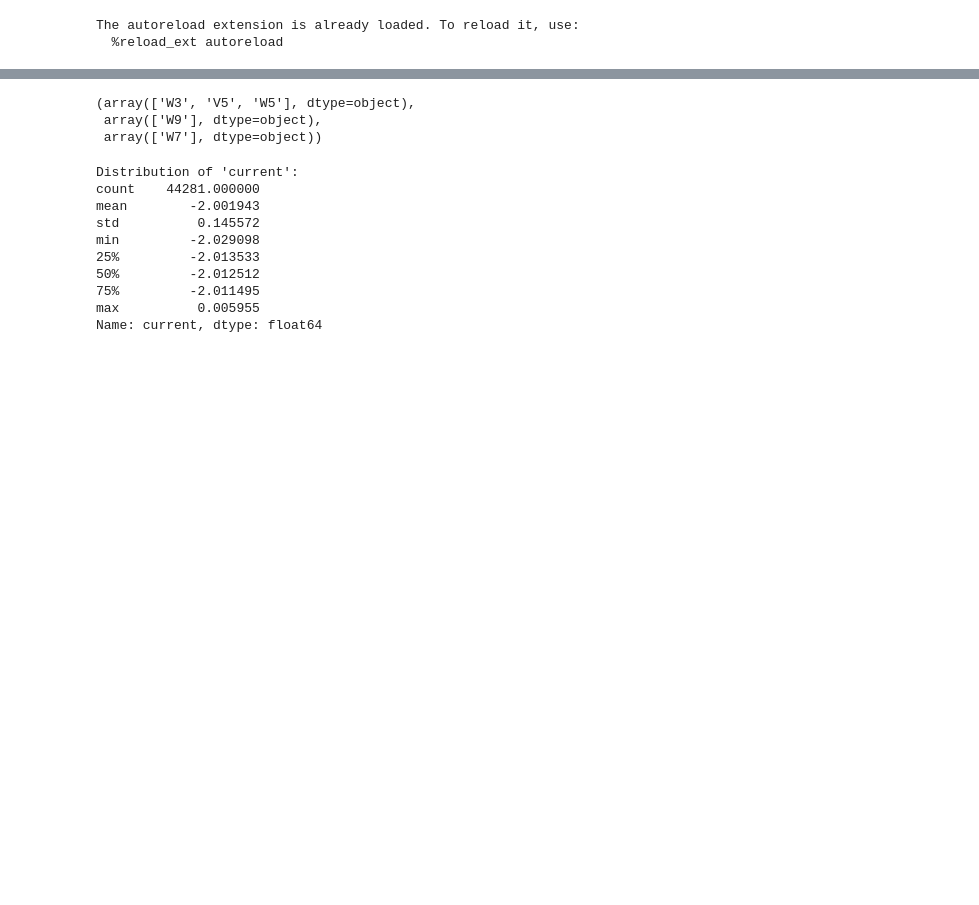
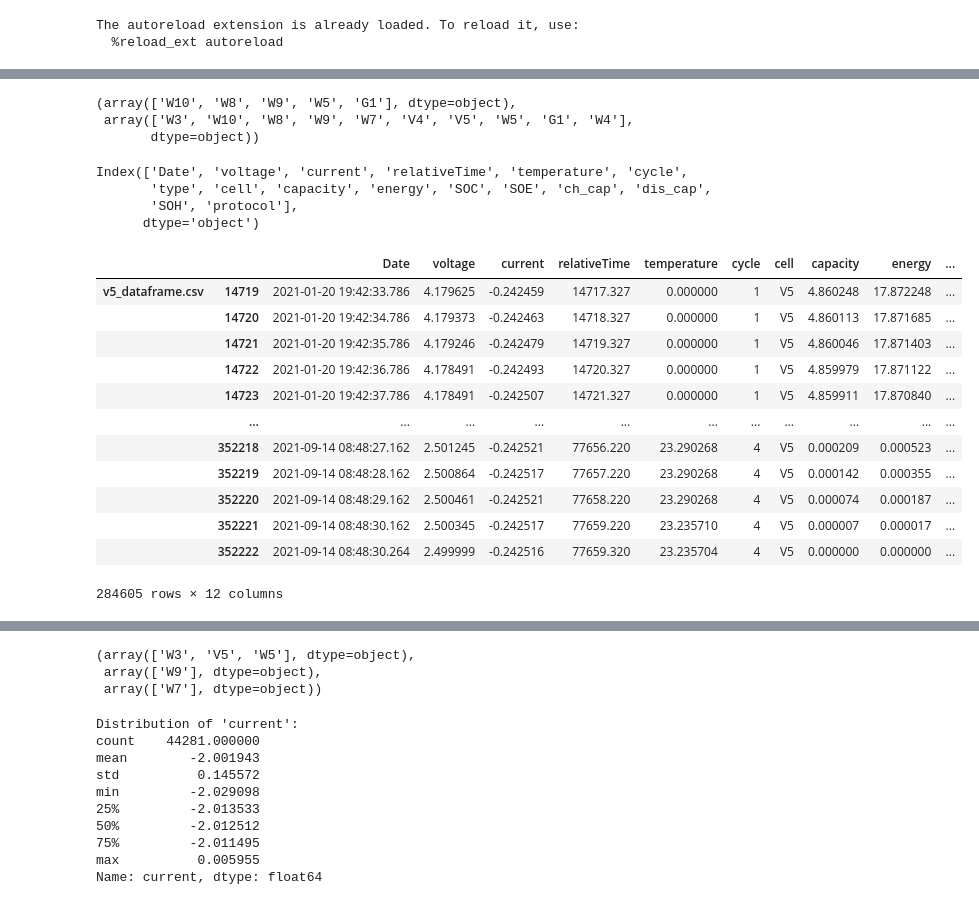
Before and after one commit to QYRR/batteryML, a Jupyter notebook: data/data_info.ipynb, the cells around one changed output, grey strips where cells are left out. Drawn from its saved outputs; the diff is of its cells as text; code cells hidden in the pictures; blank space fills up the shorter version.

```diff
--- a/data/data_info.ipynb
+++ b/data/data_info.ipynb
@@ -20,0 +29,3 @@ np.random.seed(random_seed)
+# %%
+stan = pd.read_csv("stanford/stanford.csv")
+stan.SOC.value_counts()
@@ -21,5 +48,32 @@ np.random.seed(random_seed)
+# %%
+stan[stan.SOH < 94].cell.unique(), stan.cell.unique()
+# %% [output]
+(array(['W10', 'W8', 'W9', 'W5', 'G1'], dtype=object),
+ array(['W3', 'W10', 'W8', 'W9', 'W7', 'V4', 'V5', 'W5', 'G1', 'W4'],
+       dtype=object))
 # %%
-#stan0 = pd.read_csv("stanford/valid_stan.csv")
-#stan1 = pd.read_csv("stanford/test_stan.csv")
+train = pd.read_csv("stanford/train.csv")
+valid = pd.read_csv("stanford/valid.csv")
+test = pd.read_csv("stanford/test.csv")
+train.columns
+# %% [output]
+Index(['Date', 'voltage', 'current', 'relativeTime', 'temperature', 'cycle',
+       'type', 'cell', 'capacity', 'energy', 'SOC', 'SOE', 'ch_cap', 'dis_cap',
+       'SOH', 'protocol'],
+      dtype='object')
 # %%
-cells = stan['cell'].unique()
+stan[stan.cell == 'V5']
+# %% [output]
+|  |  | Date | voltage | current | relativeTime | temperature | cycle | cell | capacity | energy | ... |
+| v5_dataframe.csv | 14719 | 2021-01-20 19:42:33.786 | 4.179625 | -0.242459 | 14717.327 | 0.000000 | 1 | V5 | 4.860248 | 17.872248 | ... |
+|  | 14720 | 2021-01-20 19:42:34.786 | 4.179373 | -0.242463 | 14718.327 | 0.000000 | 1 | V5 | 4.860113 | 17.871685 | ... |
+|  | 14721 | 2021-01-20 19:42:35.786 | 4.179246 | -0.242479 | 14719.327 | 0.000000 | 1 | V5 | 4.860046 | 17.871403 | ... |
+|  | 14722 | 2021-01-20 19:42:36.786 | 4.178491 | -0.242493 | 14720.327 | 0.000000 | 1 | V5 | 4.859979 | 17.871122 | ... |
+|  | 14723 | 2021-01-20 19:42:37.786 | 4.178491 | -0.242507 | 14721.327 | 0.000000 | 1 | V5 | 4.859911 | 17.870840 | ... |
+|  | ... | ... | ... | ... | ... | ... | ... | ... | ... | ... | ... |
+|  | 352218 | 2021-09-14 08:48:27.162 | 2.501245 | -0.242521 | 77656.220 | 23.290268 | 4 | V5 | 0.000209 | 0.000523 | ... |
+|  | 352219 | 2021-09-14 08:48:28.162 | 2.500864 | -0.242517 | 77657.220 | 23.290268 | 4 | V5 | 0.000142 | 0.000355 | ... |
+|  | 352220 | 2021-09-14 08:48:29.162 | 2.500461 | -0.242521 | 77658.220 | 23.290268 | 4 | V5 | 0.000074 | 0.000187 | ... |
+|  | 352221 | 2021-09-14 08:48:30.162 | 2.500345 | -0.242517 | 77659.220 | 23.235710 | 4 | V5 | 0.000007 | 0.000017 | ... |
+|  | 352222 | 2021-09-14 08:48:30.264 | 2.499999 | -0.242516 | 77659.320 | 23.235704 | 4 | V5 | 0.000000 | 0.000000 | ... |
+284605 rows × 12 columns
```
Also changed, not shown: parts of 7 cells of this notebook, 8 other files.
